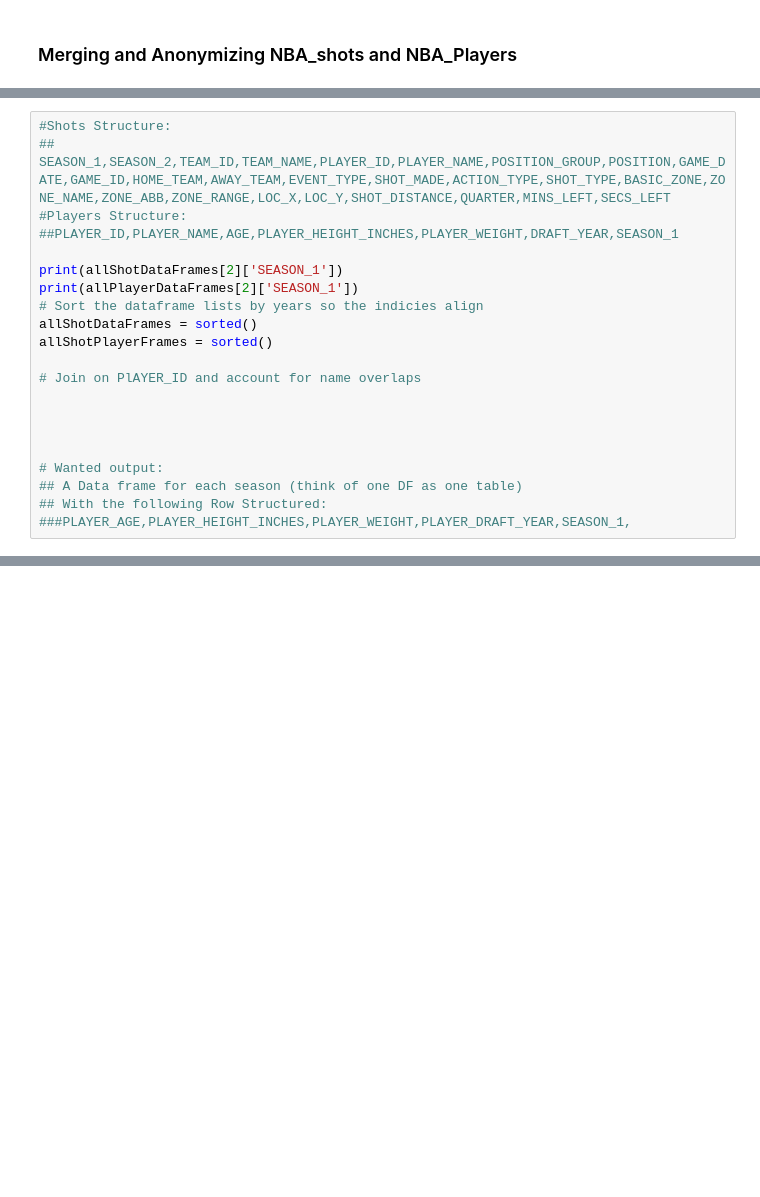
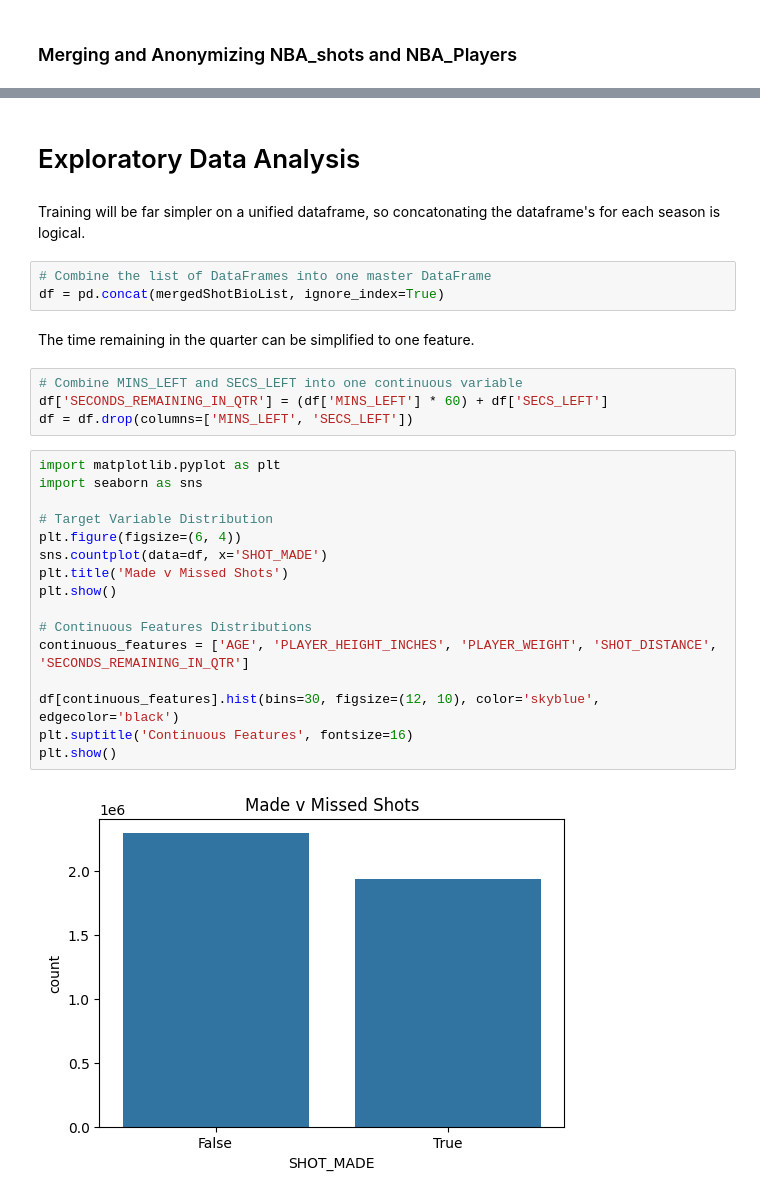
Before and after one commit to jfodera/College-Exam-Hub, a Jupyter notebook: NBA_Shot_Pred.ipynb, the cells around one changed output, grey strips where cells are left out. Cells and saved outputs as stored; diff of their text form; blank space fills up the shorter version.

```diff
--- a/NBA_Shot_Pred.ipynb
+++ b/NBA_Shot_Pred.ipynb
@@ -131,24 +65,3 @@ allShotDataFrames = []
 for f in shotsCsvFiles:
     df = pd.read_csv(f)
     allShotDataFrames.append(df)
-# %%
-#Shots Structure:
-## SEASON_1,SEASON_2,TEAM_ID,TEAM_NAME,PLAYER_ID,PLAYER_NAME,POSITION_GROUP,POSITION,GAME_DATE,GAME_ID,HOME_TEAM,AWAY_TEAM,EVENT_TYPE,SHOT_MADE,ACTION_TYPE,SHOT_TYPE,BASIC_ZONE,ZONE_NAME,ZONE_ABB,ZONE_RANGE,LOC_X,LOC_Y,SHOT_DISTANCE,QUARTER,MINS_LEFT,SECS_LEFT
-#Players Structure:
-##PLAYER_ID,PLAYER_NAME,AGE,PLAYER_HEIGHT_INCHES,PLAYER_WEIGHT,DRAFT_YEAR,SEASON_1
-
-print(allShotDataFrames[2]['SEASON_1'])
-print(allPlayerDataFrames[2]['SEASON_1'])
-# Sort the dataframe lists by years so the indicies align
-allShotDataFrames = sorted()
-allShotPlayerFrames = sorted()
-
-# Join on PlAYER_ID and account for name overlaps
-
-
-
-
-# Wanted output:
-## A Data frame for each season (think of one DF as one table)
-## With the following Row Structured:
-###PLAYER_AGE,PLAYER_HEIGHT_INCHES,PLAYER_WEIGHT,PLAYER_DRAFT_YEAR,SEASON_1,
@@ -172,0 +157,31 @@ Name: SEASON_1, Length: 458, dtype: int64
+# %% [markdown]
+# Exploratory Data Analysis
+# %% [markdown]
+Training will be far simpler on a unified dataframe, so concatonating the dataframe's for each season is logical.
+# %%
+# Combine the list of DataFrames into one master DataFrame
+df = pd.concat(mergedShotBioList, ignore_index=True)
+# %% [markdown]
+The time remaining in the quarter can be simplified to one feature.
+# %%
+# Combine MINS_LEFT and SECS_LEFT into one continuous variable
+df['SECONDS_REMAINING_IN_QTR'] = (df['MINS_LEFT'] * 60) + df['SECS_LEFT']
+df = df.drop(columns=['MINS_LEFT', 'SECS_LEFT'])
+# %%
+import matplotlib.pyplot as plt
+import seaborn as sns
+
+# Target Variable Distribution
+plt.figure(figsize=(6, 4))
+sns.countplot(data=df, x='SHOT_MADE')
+plt.title('Made v Missed Shots')
+plt.show()
+
+# Continuous Features Distributions
+continuous_features = ['AGE', 'PLAYER_HEIGHT_INCHES', 'PLAYER_WEIGHT', 'SHOT_DISTANCE', 'SECONDS_REMAINING_IN_QTR']
+
+df[continuous_features].hist(bins=30, figsize=(12, 10), color='skyblue', edgecolor='black')
+plt.suptitle('Continuous Features', fontsize=16)
+plt.show()
+# %% [output]
+[figure, added]
```
Also changed, not shown: parts of 60 cells of this notebook.
